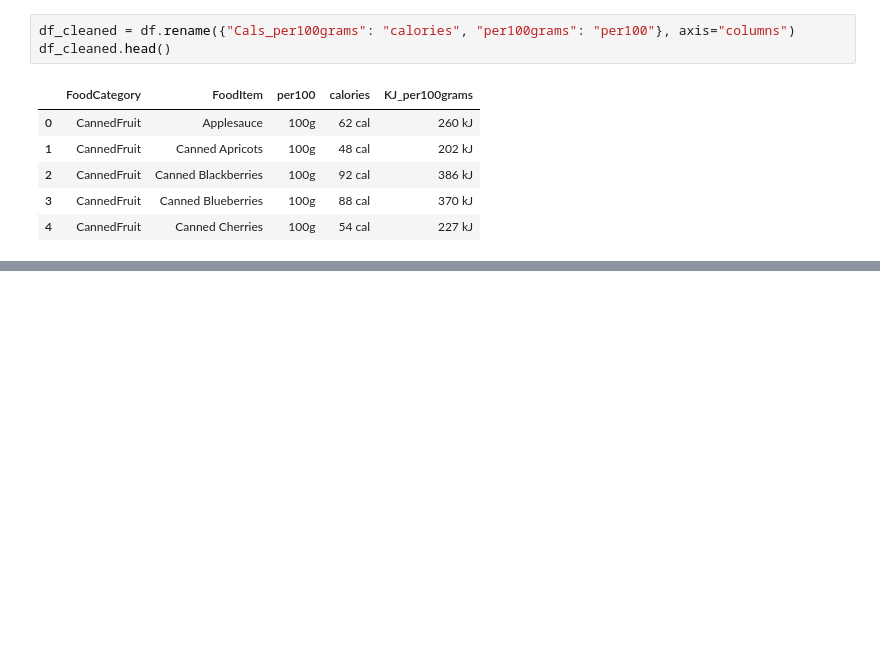
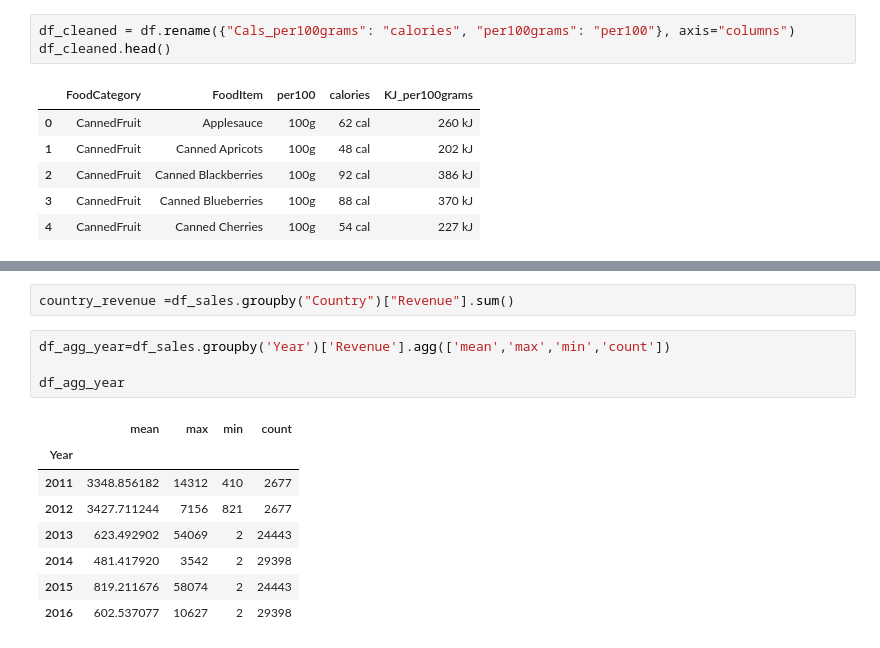
Before and after one commit to Lilit900/machine_learning_lilit_ajoyan_mlops25, a Jupyter notebook: code_alongs/pandas_repetition/pandas.ipynb, the cells around one changed output, grey strips where cells are left out. Drawn from its saved outputs; the diff is of its cells as text; blank space fills up the shorter version.

```diff
--- a/code_alongs/pandas_repetition/pandas.ipynb
+++ b/code_alongs/pandas_repetition/pandas.ipynb
@@ -123,0 +188,15 @@ df_cleaned.head()
+# %%
+country_revenue =df_sales.groupby("Country")["Revenue"].sum()
+# %%
+df_agg_year=df_sales.groupby('Year')['Revenue'].agg(['mean','max','min','count'])
+
+df_agg_year
+# %% [output]
+|  | mean | max | min | count |
+| Year |  |  |  |  |
+| 2011 | 3348.856182 | 14312 | 410 | 2677 |
+| 2012 | 3427.711244 | 7156 | 821 | 2677 |
+| 2013 | 623.492902 | 54069 | 2 | 24443 |
+| 2014 | 481.417920 | 3542 | 2 | 29398 |
+| 2015 | 819.211676 | 58074 | 2 | 24443 |
+| 2016 | 602.537077 | 10627 | 2 | 29398 |
```
Also changed, not shown: parts of 7 cells of this notebook, 2 other files.
